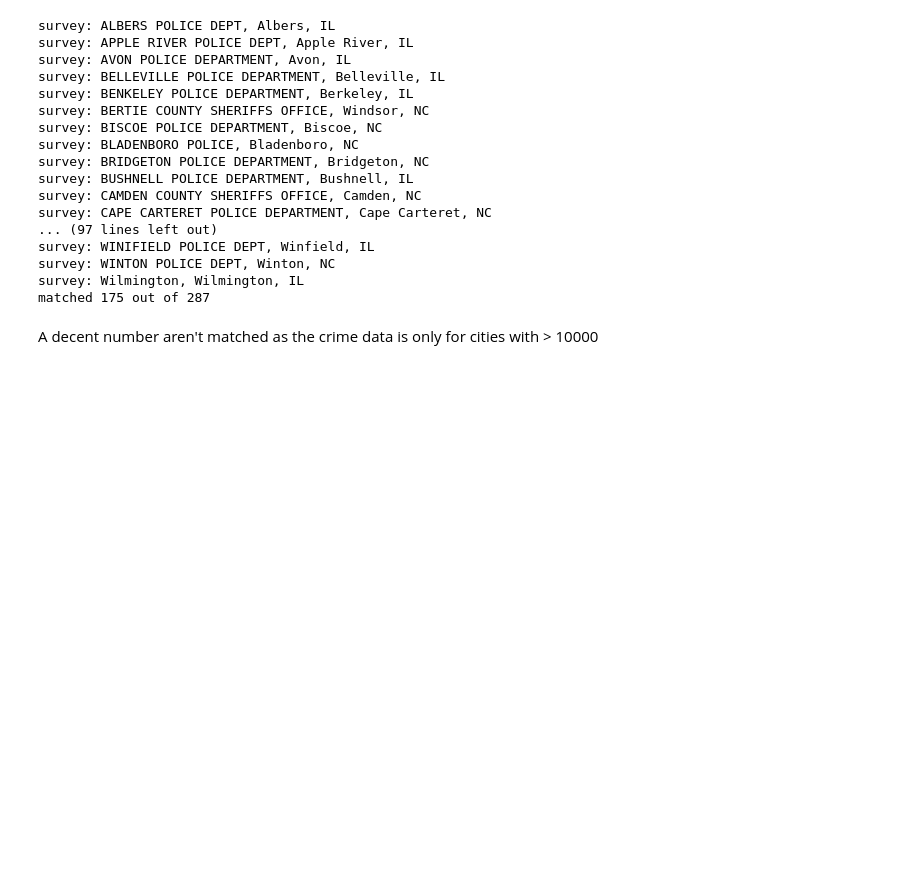
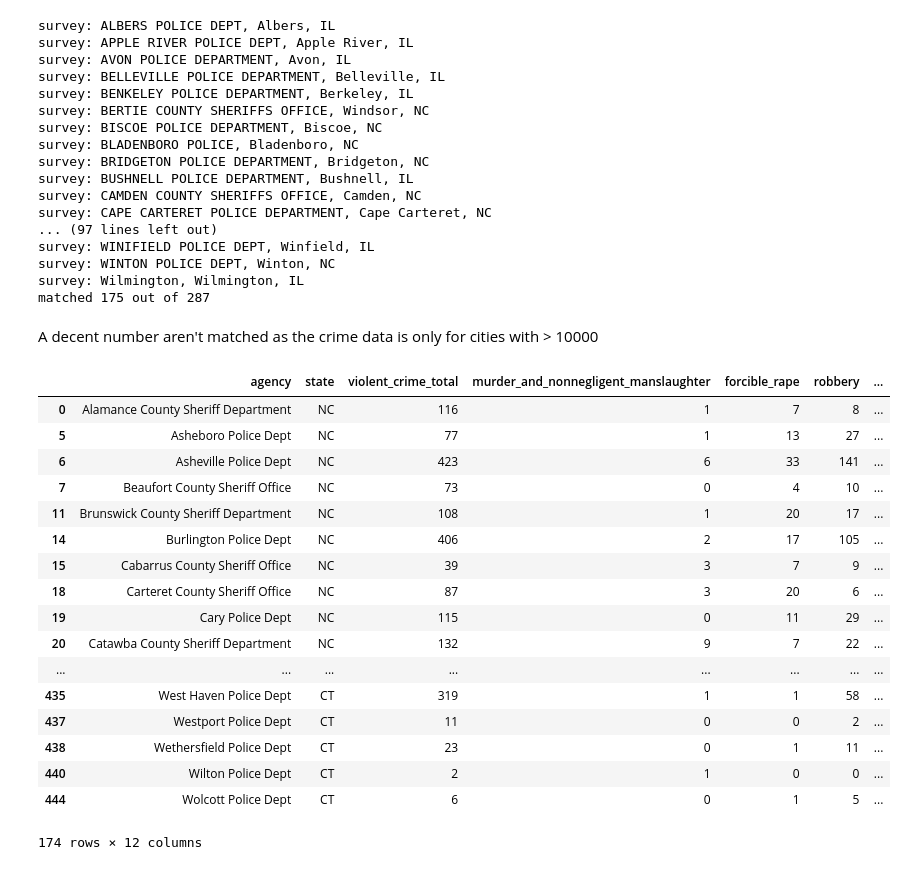
Before and after one commit to along528/insight, a Jupyter notebook: studies/combination/mapping_survey_and_crime_data.ipynb, the cells around one changed output. Saved outputs shown, nothing was run; the diff lists cells and outputs as text; code cells hidden in the pictures; blank space fills up the shorter version.

Commit message:
made joined db with crime data

```diff
--- a/studies/combination/mapping_survey_and_crime_data.ipynb
+++ b/studies/combination/mapping_survey_and_crime_data.ipynb
@@ -180,3 +190,30 @@ A decent number aren't matched as the crime data is only for cities with > 10000
 import pickle
 pickle.dump(crime_to_survey_map,open('crime_to_survey_map.p','wb'))
 pickle.dump(survey_to_crime_map,open('survey_to_crime_map.p','wb'))
+# %%
+tmpcrime_df = crime_df
+tmpcrime_df['surveyid'] = -1
+for crime_index in crime_to_survey_map:
+    tmpcrime_df.ix[crime_index,'surveyid'] = crime_to_survey_map[crime_index]
+tmpcrime_df = tmpcrime_df[tmpcrime_df['surveyid']!=-1]
+tmpcrime_df = tmpcrime_df.drop(['year'],1)
+tmpcrime_df
+# %% [output]
+|  | agency | state | violent_crime_total | murder_and_nonnegligent_manslaughter | forcible_rape | robbery | ... |
+| 0 | Alamance County Sheriff Department | NC | 116 | 1 | 7 | 8 | ... |
+| 5 | Asheboro Police Dept | NC | 77 | 1 | 13 | 27 | ... |
+| 6 | Asheville Police Dept | NC | 423 | 6 | 33 | 141 | ... |
+| 7 | Beaufort County Sheriff Office | NC | 73 | 0 | 4 | 10 | ... |
+| 11 | Brunswick County Sheriff Department | NC | 108 | 1 | 20 | 17 | ... |
+| 14 | Burlington Police Dept | NC | 406 | 2 | 17 | 105 | ... |
+| 15 | Cabarrus County Sheriff Office | NC | 39 | 3 | 7 | 9 | ... |
+| 18 | Carteret County Sheriff Office | NC | 87 | 3 | 20 | 6 | ... |
+| 19 | Cary Police Dept | NC | 115 | 0 | 11 | 29 | ... |
+| 20 | Catawba County Sheriff Department | NC | 132 | 9 | 7 | 22 | ... |
+| ... | ... | ... | ... | ... | ... | ... | ... |
+| 435 | West Haven Police Dept | CT | 319 | 1 | 1 | 58 | ... |
+| 437 | Westport Police Dept | CT | 11 | 0 | 0 | 2 | ... |
+| 438 | Wethersfield Police Dept | CT | 23 | 0 | 1 | 11 | ... |
+| 440 | Wilton Police Dept | CT | 2 | 1 | 0 | 0 | ... |
+| 444 | Wolcott Police Dept | CT | 6 | 0 | 1 | 5 | ... |
+174 rows × 12 columns
```
Also changed, not shown: parts of 2 cells of this notebook.
